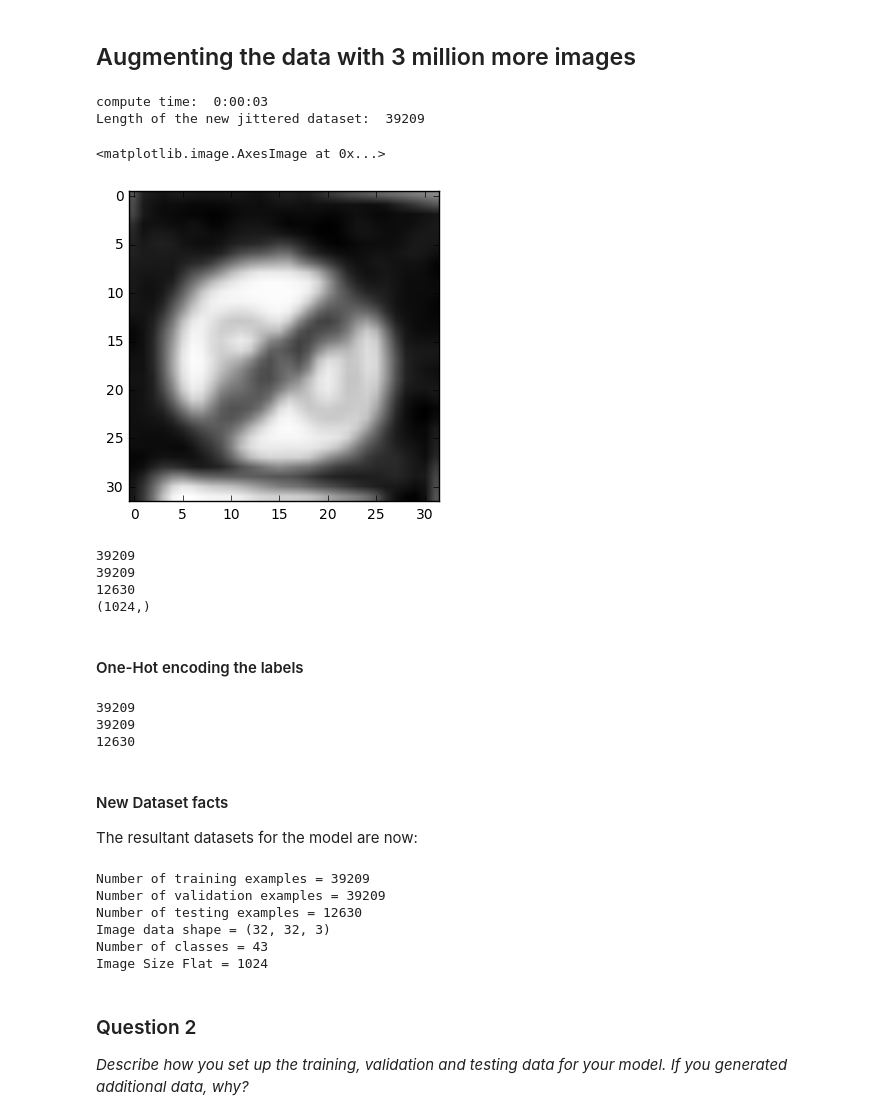
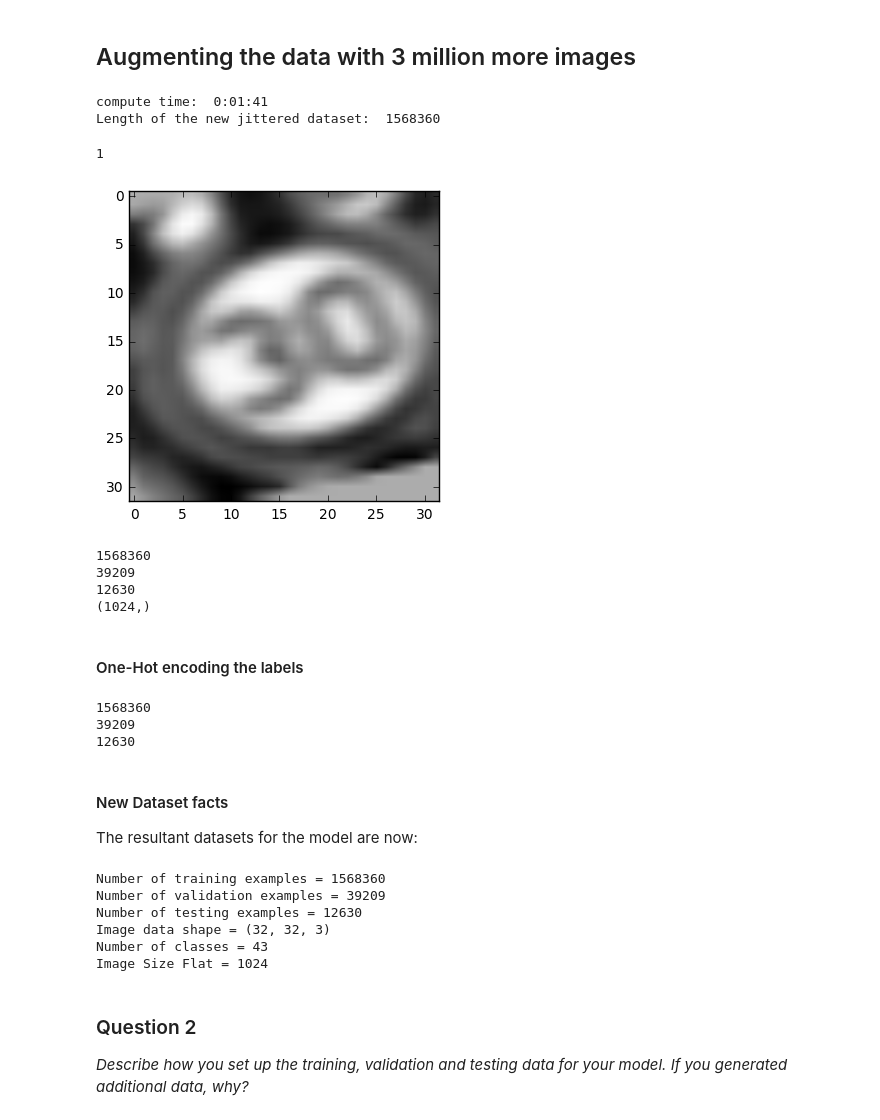
Before and after one commit to matthew-alexander/traffic-signs-tensorflow, a Jupyter notebook: Traffic_Signs_Recognition-2Conv_LeNet.ipynb, the cells around one changed output. Cells and saved outputs as stored; diff of their text form; code cells hidden in the pictures.

```diff
--- a/Traffic_Signs_Recognition-2Conv_LeNet.ipynb
+++ b/Traffic_Signs_Recognition-2Conv_LeNet.ipynb
@@ -260,7 +260,7 @@ jittered_images = []
 jittered_labels = []
 
 for i in range(len(image_GS_train)):
-    for j in range(1):
+    for j in range(40):
         img = transform_image(image_GS_train[i],20,10,5)
         jittered_images.append(img)
         jittered_labels.append(y_train[i])
@@ -273,13 +273,14 @@ compute_time = end_time - start_time
 print("compute time: " , str(timedelta(seconds = int(round(compute_time)))))
 print("Length of the new jittered dataset: " , len(jittered_images))
 # %% [output]
-compute time:  0:00:03
-Length of the new jittered dataset:  39209
+compute time:  0:01:41
+Length of the new jittered dataset:  1568360
 # %%
-plt.imshow(jittered_images[10000], cmap='Greys_r')
+plt.imshow(jittered_images[10900], cmap='Greys_r')
+print(jittered_labels[10900])
 # %% [output]
-<matplotlib.image.AxesImage at 0x...>
+1
-[figure, old version]
+[figure, new version]
 # %%
 # 4. Flattening the image data
 img_size_flat = 32*32
@@ -293,7 +294,7 @@ print(len(image_flat_validation))
 print(len(image_flat_test))
 print((image_flat_train[0].shape))
 # %% [output]
-39209
+1568360
 39209
 12630
 (1024,)
@@ -308,7 +309,7 @@ print(len(y_train_encoded))
 print(len(y_validation_encoded))
 print(len(y_test_encoded))
 # %% [output]
-39209
+1568360
 39209
 12630
 # %% [markdown]
@@ -331,7 +332,7 @@ print("Number of classes =", n_classes)
 
 print("Image Size Flat =", img_size_flat)
 # %% [output]
-Number of training examples = 39209
+Number of training examples = 1568360
 Number of validation examples = 39209
 Number of testing examples = 12630
 Image data shape = (32, 32, 3)
```
Also changed, not shown: parts of 15 cells of this notebook, 4 other files.
